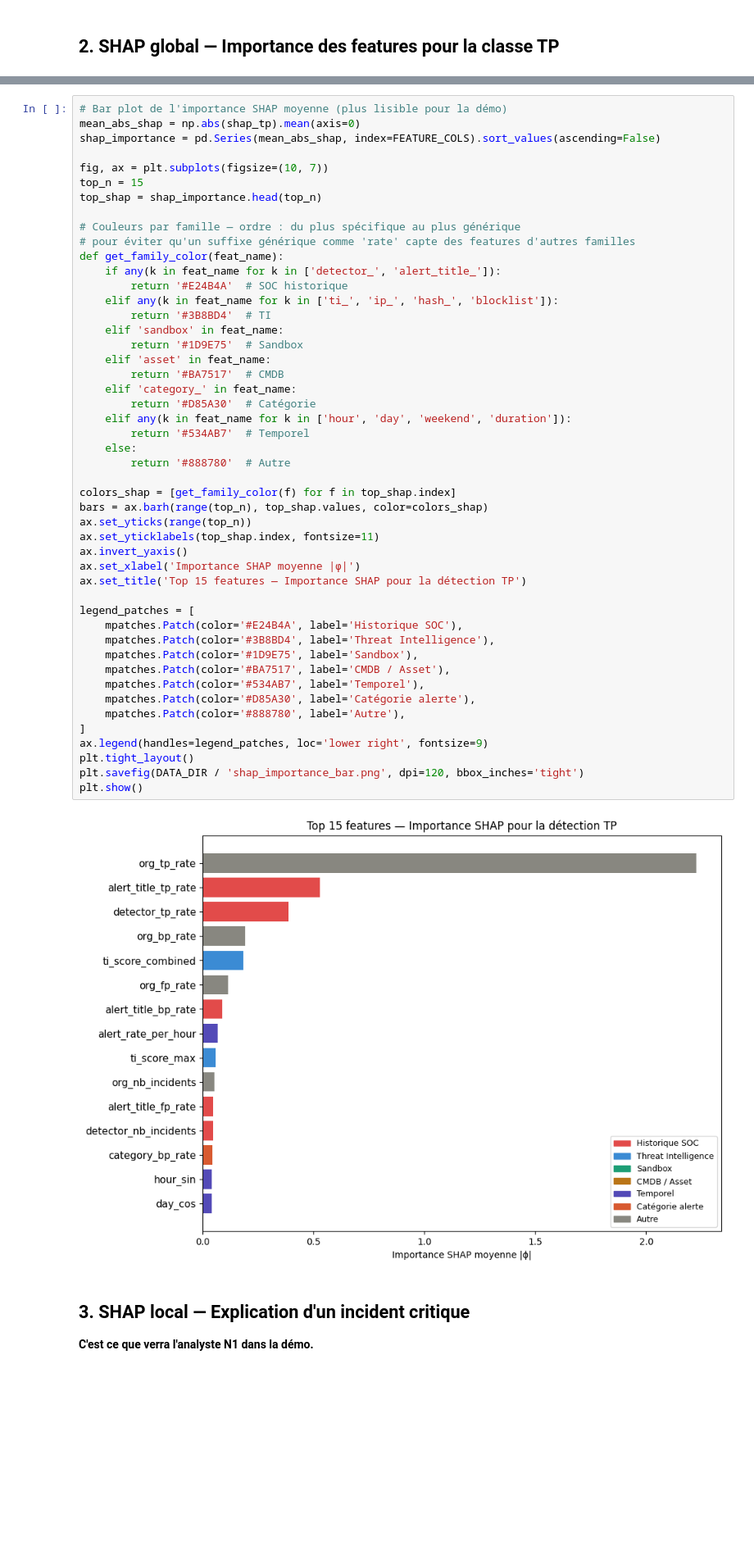
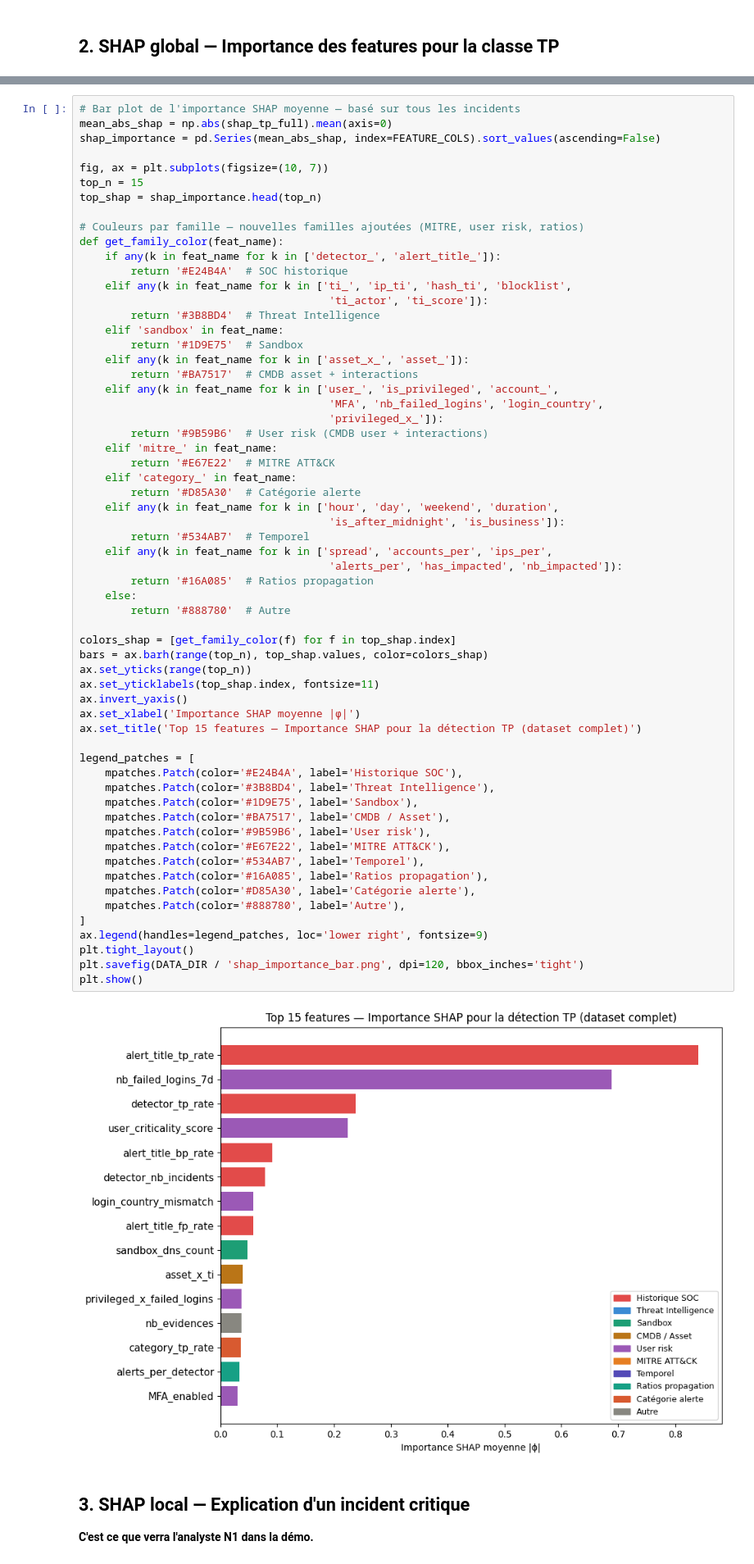
Before and after one commit to salma-1212/poc-soc-triage, a Jupyter notebook: 04_xai.ipynb, the cells around one changed output, grey strips where cells are left out. Shown at 82% size. Cells and saved outputs as stored; diff of their text form; blank space fills up the shorter version.

Commit message:
feat: POC SOC triage v2 - XAI SHAP & LIME + XGBoost

```diff
--- a/04_xai.ipynb
+++ b/04_xai.ipynb
@@ -116,55 +175,68 @@ print('  Points bleus = valeur faible → tire vers FP')
 → Points rouges = valeur élevée de la feature → pousse vers TP
   Points bleus = valeur faible → tire vers FP
 # %%
-# Bar plot de l'importance SHAP moyenne (plus lisible pour la démo)
-mean_abs_shap = np.abs(shap_tp).mean(axis=0)
+# Bar plot de l'importance SHAP moyenne — basé sur tous les incidents
+mean_abs_shap = np.abs(shap_tp_full).mean(axis=0)
 shap_importance = pd.Series(mean_abs_shap, index=FEATURE_COLS).sort_values(ascending=False)
 
 fig, ax = plt.subplots(figsize=(10, 7))
 top_n = 15
 top_shap = shap_importance.head(top_n)
 
-# Couleurs par famille — ordre : du plus spécifique au plus générique
-# pour éviter qu'un suffixe générique comme 'rate' capte des features d'autres familles
+# Couleurs par famille — nouvelles familles ajoutées (MITRE, user risk, ratios)
 def get_family_color(feat_name):
     if any(k in feat_name for k in ['detector_', 'alert_title_']):
         return '#E24B4A'  # SOC historique
-    elif any(k in feat_name for k in ['ti_', 'ip_', 'hash_', 'blocklist']):
-        return '#3B8BD4'  # TI
+    elif any(k in feat_name for k in ['ti_', 'ip_ti', 'hash_ti', 'blocklist',
+                                       'ti_actor', 'ti_score']):
+        return '#3B8BD4'  # Threat Intelligence
     elif 'sandbox' in feat_name:
         return '#1D9E75'  # Sandbox
-    elif 'asset' in feat_name:
-        return '#BA7517'  # CMDB
+    elif any(k in feat_name for k in ['asset_x_', 'asset_']):
+        return '#BA7517'  # CMDB asset + interactions
+    elif any(k in feat_name for k in ['user_', 'is_privileged', 'account_',
+                                       'MFA', 'nb_failed_logins', 'login_country',
+                                       'privileged_x_']):
+        return '#9B59B6'  # User risk (CMDB user + interactions)
+    elif 'mitre_' in feat_name:
+        return '#E67E22'  # MITRE ATT&CK
     elif 'category_' in feat_name:
-        return '#D85A30'  # Catégorie
-    elif any(k in feat_name for k in ['hour', 'day', 'weekend', 'duration']):
+        return '#D85A30'  # Catégorie alerte
+    elif any(k in feat_name for k in ['hour', 'day', 'weekend', 'duration',
+                                       'is_after_midnight', 'is_business']):
         return '#534AB7'  # Temporel
+    elif any(k in feat_name for k in ['spread', 'accounts_per', 'ips_per',
+                                       'alerts_per', 'has_impacted', 'nb_impacted']):
+        return '#16A085'  # Ratios propagation
     else:
         return '#888780'  # Autre
 
 colors_shap = [get_family_color(f) for f in top_shap.index]
 bars = ax.barh(range(top_n), top_shap.values, color=colors_shap)
 ax.set_yticks(range(top_n))
 ax.set_yticklabels(top_shap.index, fontsize=11)
 ax.invert_yaxis()
 ax.set_xlabel('Importance SHAP moyenne |ϕ|')
-ax.set_title('Top 15 features — Importance SHAP pour la détection TP')
+ax.set_title('Top 15 features — Importance SHAP pour la détection TP (dataset complet)')
 
 legend_patches = [
     mpatches.Patch(color='#E24B4A', label='Historique SOC'),
     mpatches.Patch(color='#3B8BD4', label='Threat Intelligence'),
     mpatches.Patch(color='#1D9E75', label='Sandbox'),
     mpatches.Patch(color='#BA7517', label='CMDB / Asset'),
+    mpatches.Patch(color='#9B59B6', label='User risk'),
+    mpatches.Patch(color='#E67E22', label='MITRE ATT&CK'),
     mpatches.Patch(color='#534AB7', label='Temporel'),
+    mpatches.Patch(color='#16A085', label='Ratios propagation'),
     mpatches.Patch(color='#D85A30', label='Catégorie alerte'),
     mpatches.Patch(color='#888780', label='Autre'),
 ]
 ax.legend(handles=legend_patches, loc='lower right', fontsize=9)
 plt.tight_layout()
 plt.savefig(DATA_DIR / 'shap_importance_bar.png', dpi=120, bbox_inches='tight')
 plt.show()
 # %% [output]
-[figure, old version]
+[figure, new version]
 # %% [markdown]
 ## 3. SHAP local — Explication d'un incident critique
 **C'est ce que verra l'analyste N1 dans la démo.**
```
Also changed, not shown: parts of 19 cells of this notebook, 31 other files.
